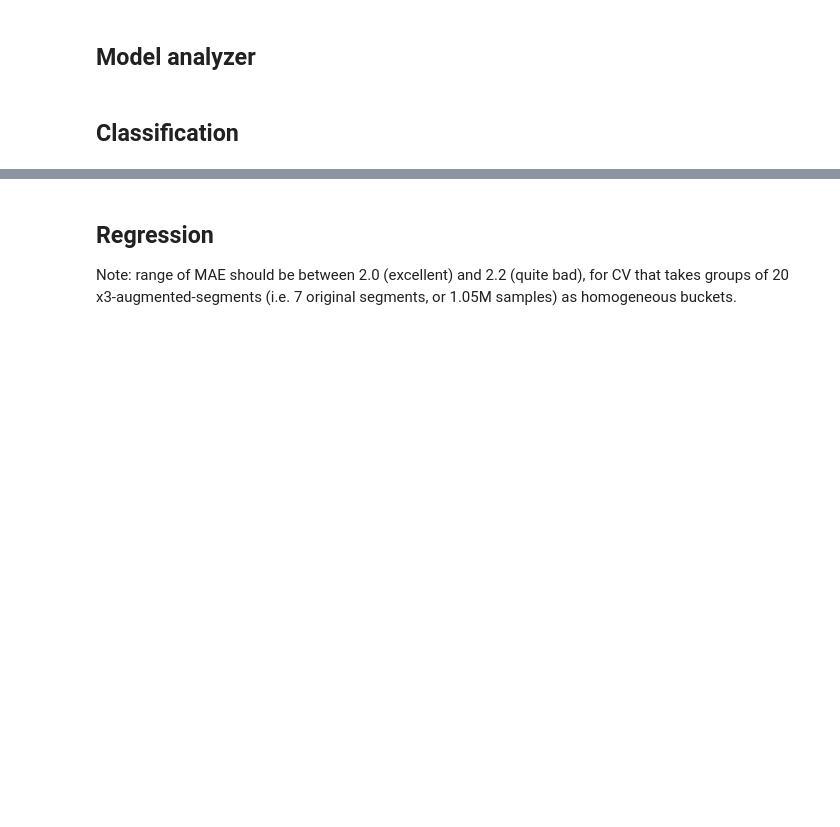
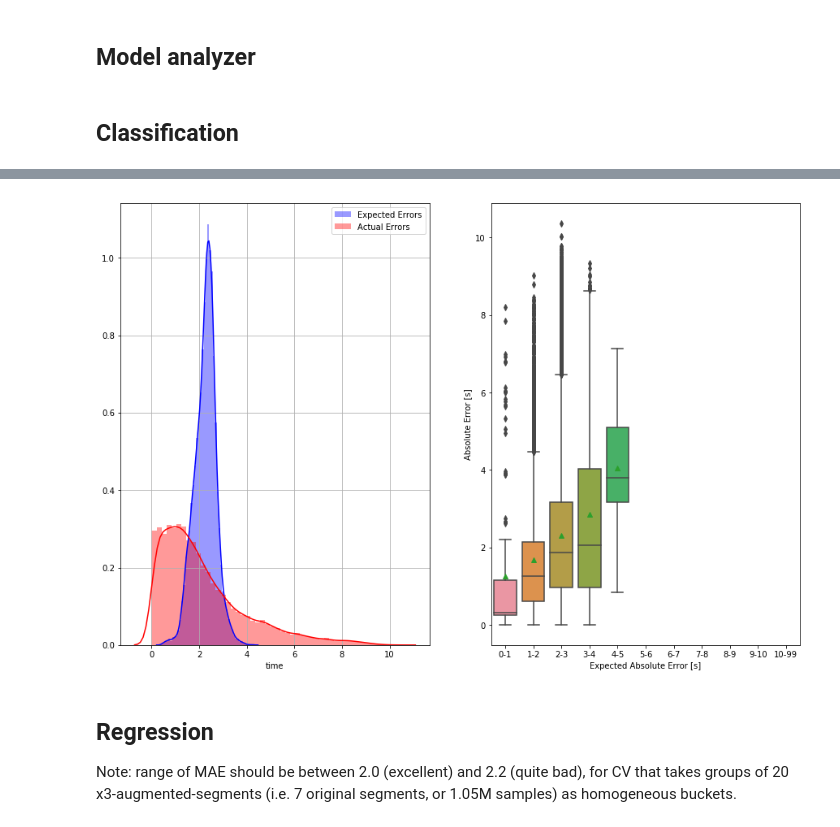
Before and after one commit to ido90/Earthquakes, a Jupyter notebook: Spectrogram/dataset3_results/results_mixup1_freezed.ipynb, the cells around one changed output, grey strips where cells are left out. Saved outputs shown, nothing was run; the diff lists cells and outputs as text; code cells hidden in the pictures; blank space fills up the shorter version.

```diff
--- a/Spectrogram/dataset3_results/results_mixup1_freezed.ipynb
+++ b/Spectrogram/dataset3_results/results_mixup1_freezed.ipynb
@@ -470,3 +479,25 @@ MAE - Regression:        2.4426791435394817
+# %%
+def analyze_expected_errors(y0, y, expected_errors, class_limits=np.array([0,1,2,3,4,5,6,7,8,9,10,99])):
+
+    errs = y - y0
+
+    order = [f'{a:d}-{b:d}' for a,b in zip(class_limits[:-1],class_limits[1:])]
+    expected_errs = [[f'{a:d}-{b:d}' for a,b in zip(class_limits[:-1],class_limits[1:]) if a<=t<b][0] for t in expected_errors]
+
+    fig, axs = plt.subplots(1,2, figsize=(15,10))
+
+    sns.distplot(expected_errors, label='Expected Errors', ax=axs[0], color='b')
+    sns.distplot(np.abs(errs), label='Actual Errors', ax=axs[0], color='r')
+    axs[0].legend()
+    axs[0].grid()
+
+    sns.boxplot(x='Expected Absolute Error [s]', y='Absolute Error [s]',
+                data=pd.DataFrame({'Expected Absolute Error [s]':expected_errs, 'Absolute Error [s]':np.abs(errs)}),
+                showmeans=True, ax=axs[1], order=order)
+# %%
+analyze_expected_errors(meta.time, YV_MED, YV_EXP_ERR)
+# %% [output]
+[figure, added]
 # %%
 torch.cuda.empty_cache()
 # %% [markdown]
```
Also changed, not shown: parts of 10 cells of this notebook, 5 other files.
